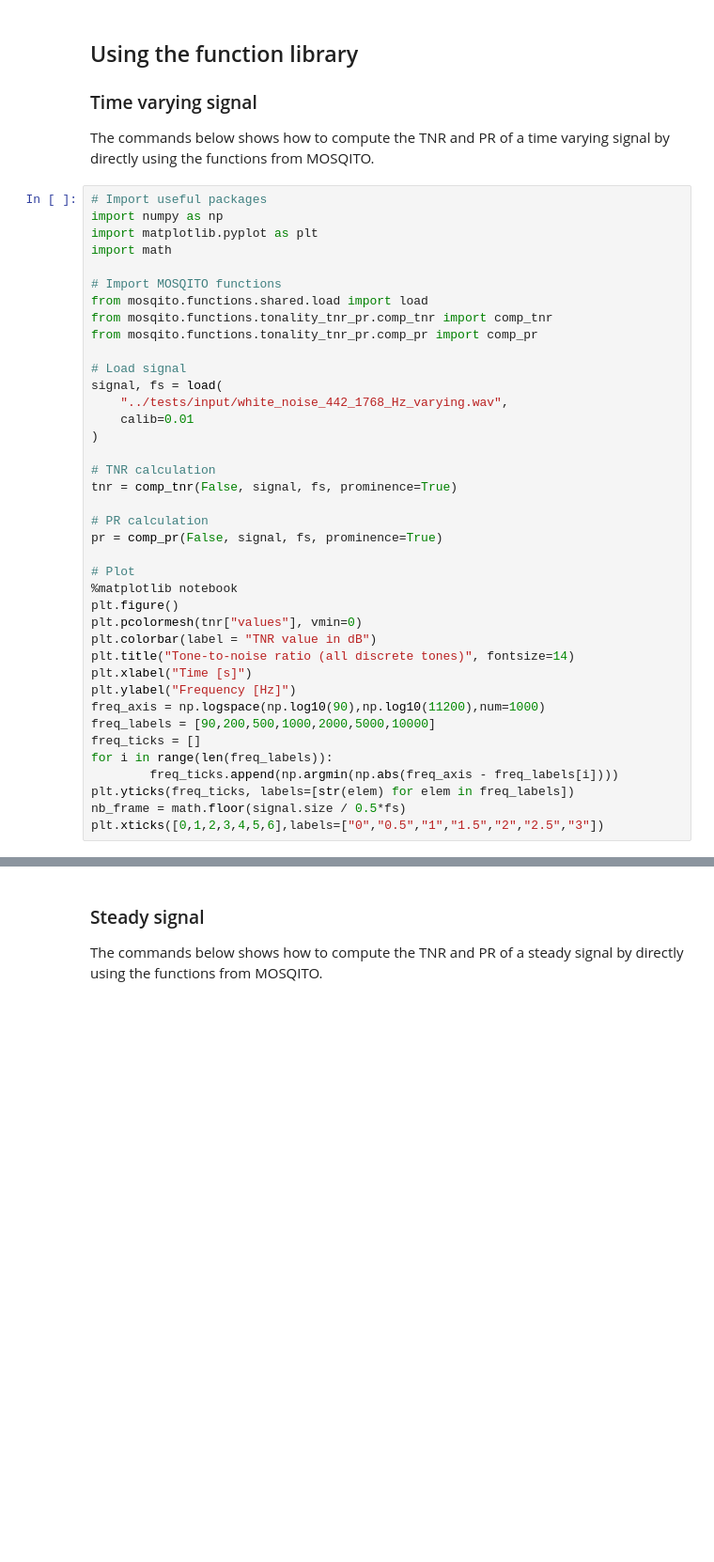
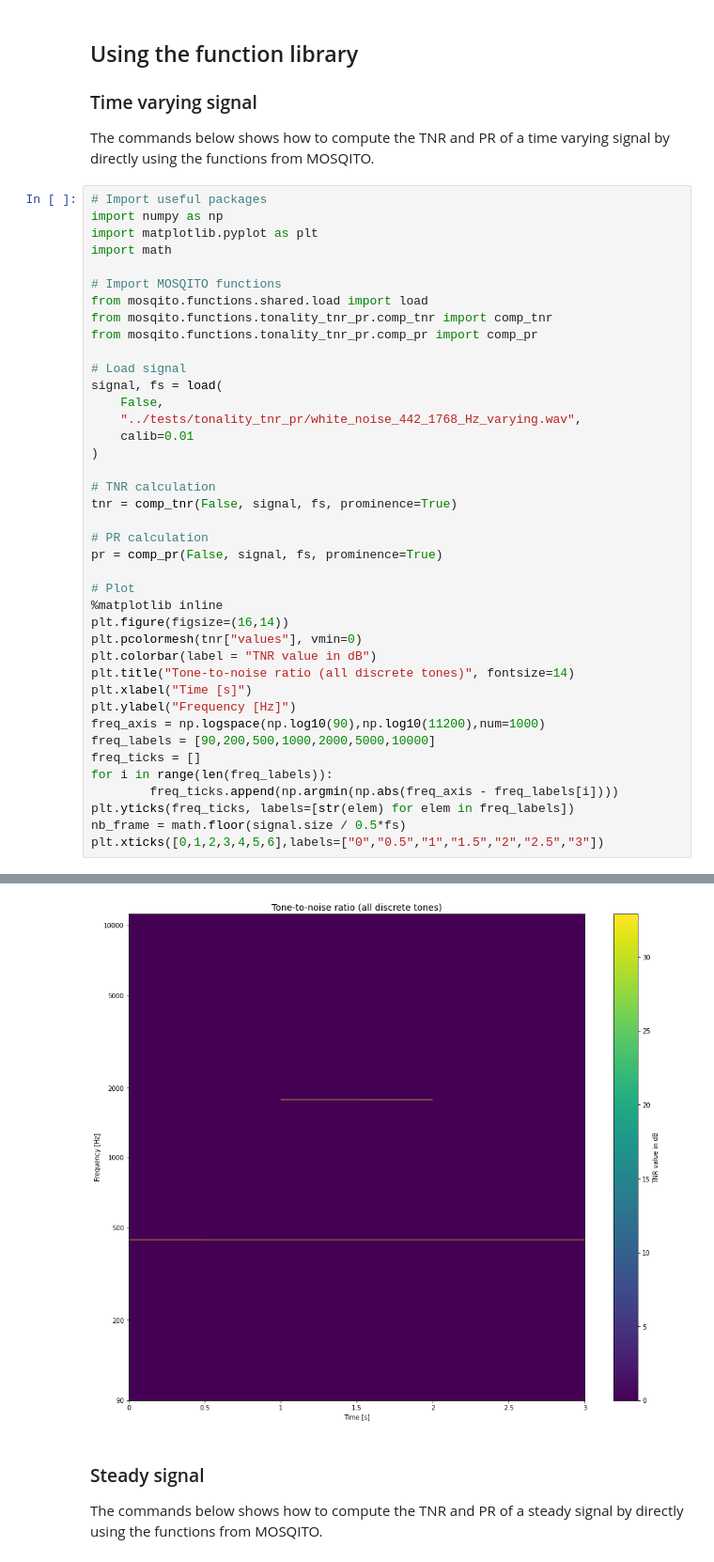
Before and after one commit to Eomys/MoSQITo, a Jupyter notebook: tutorials/tuto_TNR_PR.ipynb, the cells around one changed output, grey strips where cells are left out. Shown at 94% size. Saved outputs shown, nothing was run; the diff lists cells and outputs as text; blank space fills up the shorter version.

Commit message:
[BC] resizing of the results plot to see all the data

```diff
--- a/tutorials/tuto_TNR_PR.ipynb
+++ b/tutorials/tuto_TNR_PR.ipynb
@@ -94,7 +92,8 @@ from mosqito.functions.tonality_tnr_pr.comp_pr import comp_pr
 
 # Load signal
 signal, fs = load(
-    "../tests/input/white_noise_442_1768_Hz_varying.wav",
+    False,
+    "../tests/tonality_tnr_pr/white_noise_442_1768_Hz_varying.wav",
     calib=0.01
 )
 
@@ -105,8 +104,8 @@ tnr = comp_tnr(False, signal, fs, prominence=True)
 pr = comp_pr(False, signal, fs, prominence=True)
 
 # Plot
-%matplotlib notebook
-plt.figure()
+%matplotlib inline
+plt.figure(figsize=(16,14))
 plt.pcolormesh(tnr["values"], vmin=0)
 plt.colorbar(label = "TNR value in dB")
 plt.title("Tone-to-noise ratio (all discrete tones)", fontsize=14)
@@ -127,17 +124,18 @@ plt.xticks([0,1,2,3,4,5,6],labels=["0","0.5","1","1.5","2","2.5","3"])
 ([<matplotlib.axis.XTick at 0x...>,
   <matplotlib.axis.XTick at 0x...>,
   <matplotlib.axis.XTick at 0x...>,
   <matplotlib.axis.XTick at 0x...>,
   <matplotlib.axis.XTick at 0x...>,
   <matplotlib.axis.XTick at 0x...>,
   <matplotlib.axis.XTick at 0x...>],
  [Text(0, 0, '0'),
   Text(1, 0, '0.5'),
   Text(2, 0, '1'),
   Text(3, 0, '1.5'),
   Text(4, 0, '2'),
   Text(5, 0, '2.5'),
   Text(6, 0, '3')])
+[figure, added]
 # %% [markdown]
 ### Steady signal
 The commands below shows how to compute the TNR and PR of a steady signal by directly using the functions from MOSQITO.
```
Also changed, not shown: parts of 6 cells of this notebook.
